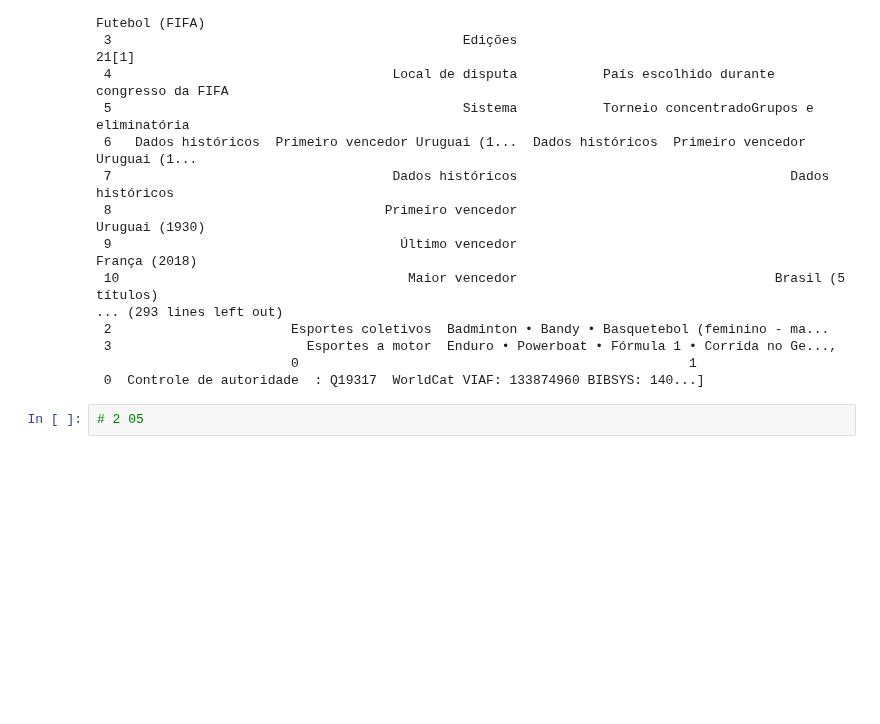
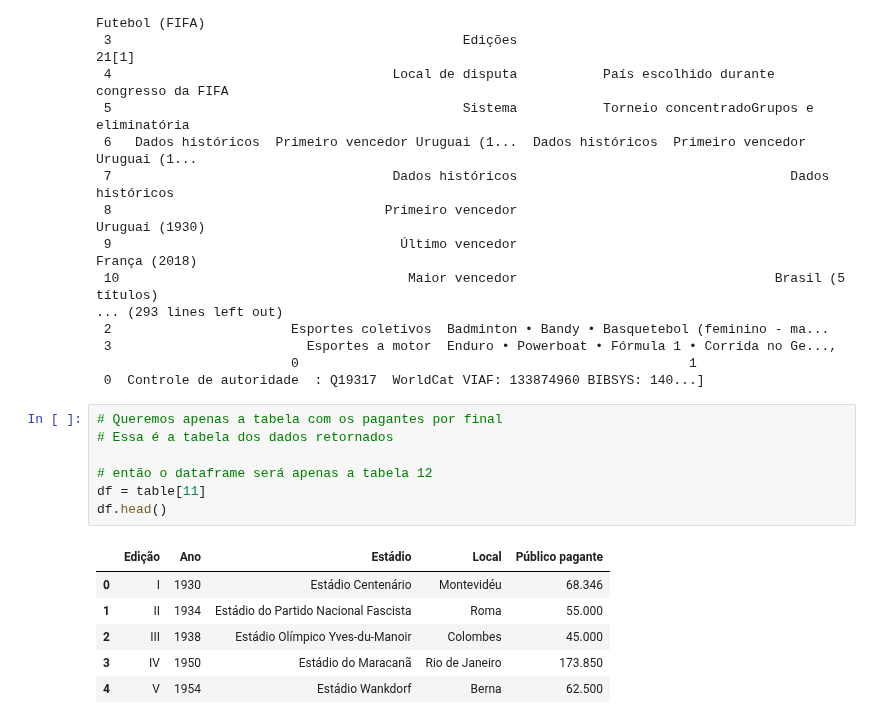
Before and after one commit to V1L3La/Learning-An-lise-de-Dados-em-Python, a Jupyter notebook: Publico__pagante_Copa_do_mundo_Raspagem_Análise_de_Dados_em_Python_Aula_01.ipynb, the cells around one changed output. Drawn from its saved outputs; the diff is of its cells as text; blank space fills up the shorter version.

```diff
--- a/Publico__pagante_Copa_do_mundo_Raspagem_Análise_de_Dados_em_Python_Aula_01.ipynb
+++ b/Publico__pagante_Copa_do_mundo_Raspagem_Análise_de_Dados_em_Python_Aula_01.ipynb
@@ -44,5 +41,17 @@ table
  3                         Esportes a motor  Enduro • Powerboat • Fórmula 1 • Corrida no Ge...,
                          0                                                  1
  0  Controle de autoridade  : Q19317  WorldCat VIAF: 133874960 BIBSYS: 140...]
-# %%
-# 2 05
+# %%
+# Queremos apenas a tabela com os pagantes por final
+# Essa é a tabela dos dados retornados
+
+# então o dataframe será apenas a tabela 12
+df = table[11]
+df.head()
+# %% [output]
+|  | Edição | Ano | Estádio | Local | Público pagante |
+| 0 | I | 1930 | Estádio Centenário | Montevidéu | 68.346 |
+| 1 | II | 1934 | Estádio do Partido Nacional Fascista | Roma | 55.000 |
+| 2 | III | 1938 | Estádio Olímpico Yves-du-Manoir | Colombes | 45.000 |
+| 3 | IV | 1950 | Estádio do Maracanã | Rio de Janeiro | 173.850 |
+| 4 | V | 1954 | Estádio Wankdorf | Berna | 62.500 |
```
Also changed, not shown: parts of 3 cells of this notebook.
